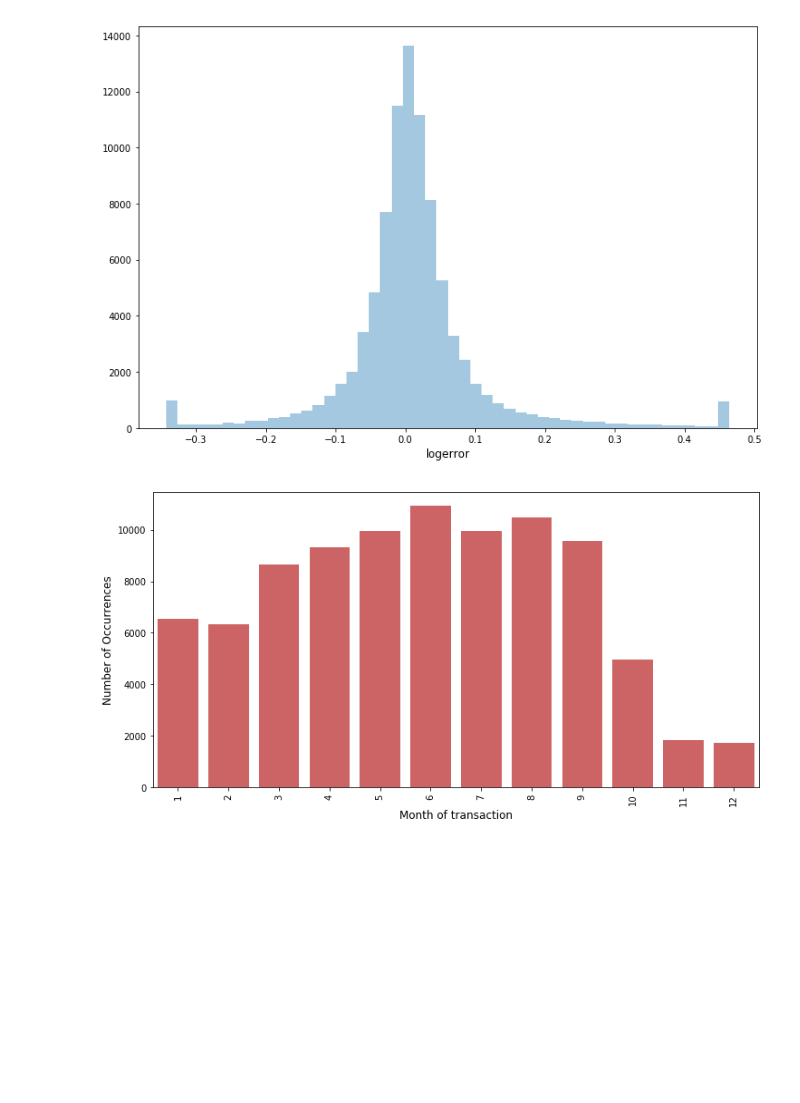
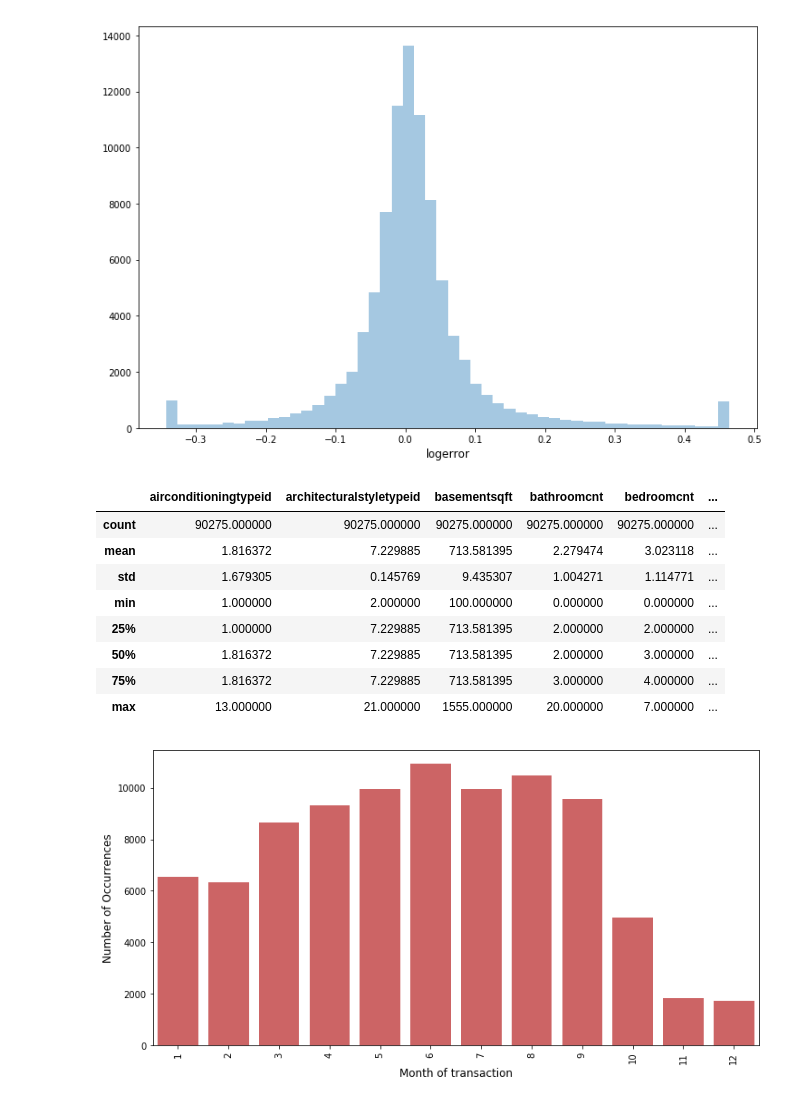
Before and after one commit to Data-Intelligence-Bootcamp/Jun_zillow, a Jupyter notebook: JunPark-zillow-prize.ipynb, the cells around one changed output. Cells and saved outputs as stored; diff of their text form; code cells hidden in the pictures; blank space fills up the shorter version.

Commit message:
describe

```diff
--- a/JunPark-zillow-prize.ipynb
+++ b/JunPark-zillow-prize.ipynb
@@ -102,6 +102,18 @@ plt.xlabel('logerror', fontsize=12)
 plt.show()
 # %% [output]
 [figure]
+# %%
+train_df.describe()
+# %% [output]
+|  | airconditioningtypeid | architecturalstyletypeid | basementsqft | bathroomcnt | bedroomcnt | ... |
+| count | 90275.000000 | 90275.000000 | 90275.000000 | 90275.000000 | 90275.000000 | ... |
+| mean | 1.816372 | 7.229885 | 713.581395 | 2.279474 | 3.023118 | ... |
+| std | 1.679305 | 0.145769 | 9.435307 | 1.004271 | 1.114771 | ... |
+| min | 1.000000 | 2.000000 | 100.000000 | 0.000000 | 0.000000 | ... |
+| 25% | 1.000000 | 7.229885 | 713.581395 | 2.000000 | 2.000000 | ... |
+| 50% | 1.816372 | 7.229885 | 713.581395 | 2.000000 | 3.000000 | ... |
+| 75% | 1.816372 | 7.229885 | 713.581395 | 3.000000 | 4.000000 | ... |
+| max | 13.000000 | 21.000000 | 1555.000000 | 20.000000 | 7.000000 | ... |
 # %%
 train_df['transaction_month'] = train_df['transactiondate'].dt.month
 
```
